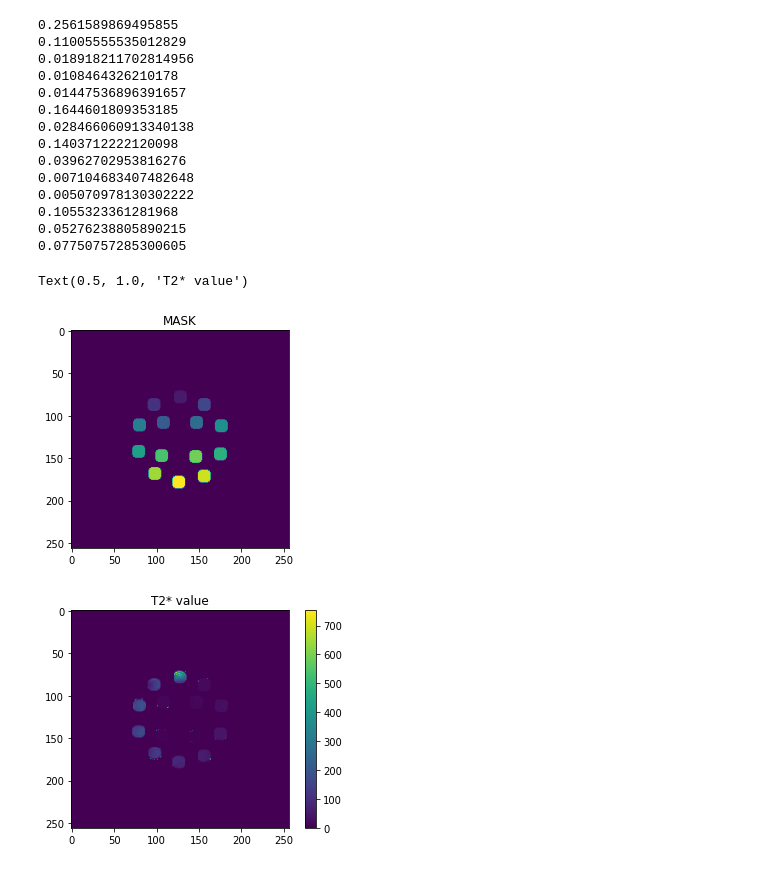
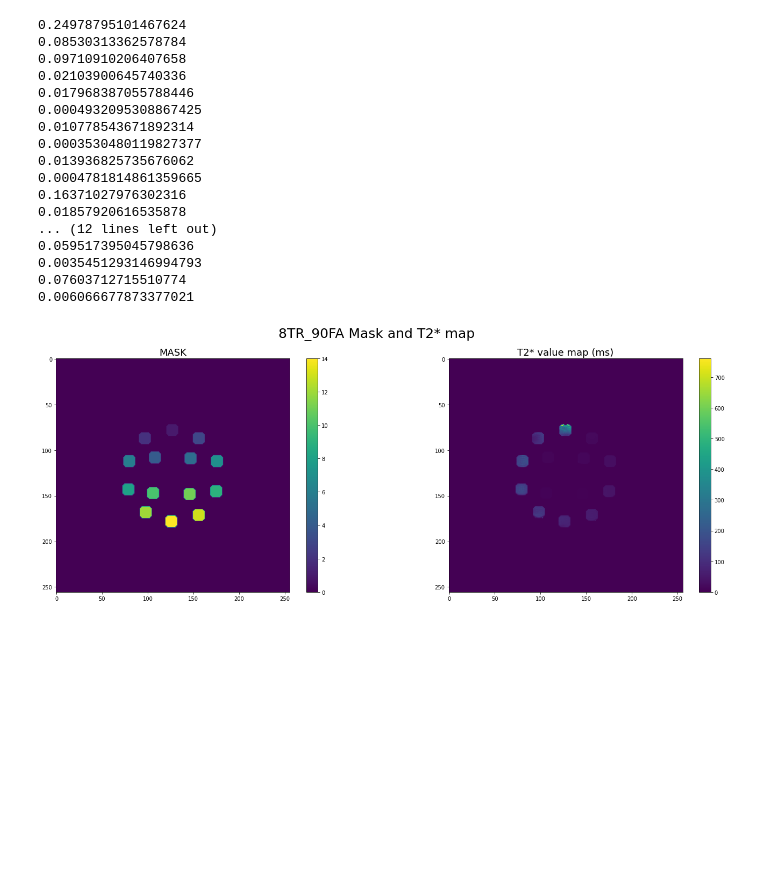
Before and after one commit to Yifei-Jin/Final_Year_Project, a Jupyter notebook: Code/Quadratic_Spoiling/GOLDstandardT2Star.ipynb, the cells around one changed output. Saved outputs shown, nothing was run; the diff lists cells and outputs as text; code cells hidden in the pictures; blank space fills up the shorter version.

```diff
--- a/Code/Quadratic_Spoiling/GOLDstandardT2Star.ipynb
+++ b/Code/Quadratic_Spoiling/GOLDstandardT2Star.ipynb
@@ -136,4 +81,0 @@ array([[  1.        ,   1.        ,   1.        , ...,   1.        ,
-# %%
-for i in range (0,1):
-    plt.figure(i+1)
-    plt.imshow(GOLDSTD_DATA[i,:,:],cmap='gray')
@@ -144,4 +82,5 @@ image = GOLDSTD_DATA[0,:,:]
 # %%
+image = GOLDSTD_DATA[2,:,:]
 hist, bin_edges = np.histogram(image)
 barw = bin_edges[1]-bin_edges[0] # Should be the same for all bins.
 plt.bar(bin_edges[:-1], hist, width=barw, align='edge')
@@ -283,0 +248,12 @@ plt.imshow(MASK, cmap='gray')
+# %%
+#R2* Fitting
+def func(t, A, R2Star):
+    return A * np.exp(-R2Star * t)
+        #fitted coefficient stored in popt:[A R2*] --> T2* = 1/R2*
+R2StarImage = np.asarray([], dtype = float)
+for x in range (0,256):
+    for y in range (0,256):
+        popt, pcov = curve_fit(func, TIME, GOLDSTD_DATA[:,x,y]*STANDARD_MASK[x,y])
+        PixelR2Star = popt[1]
+        R2StarImage = np.append(R2StarImage, PixelR2Star)
+R2StarImage = R2StarImage.reshape(256,256)
@@ -284,63 +268,70 @@ plt.imshow(MASK, cmap='gray')
 # %%
 T2SMAP = np.zeros((256,256))
 #Label the mask
-P_L = label(MASK)
-OneCircle = P_L
-plt.imshow(P_L)
+LABELMASK = label(MASK)
 
 for number in range (1,15):
     T2StarMeasured = np.asarray([], dtype = float)
 
     #Generate mask of one circle
     CircleMASK = np.zeros((256,256))
     for i in range (0,256):
         for j in range (0,256):
-            if(P_L[i,j]==number):
+            if(LABELMASK[i,j]==number):
                 CircleMASK[i,j] = 1
 
     #Only the R2* values of that circle remain
-    R2MAP1 = T2StarImage*CircleMASK
+    R2MAP1 = R2StarImage*CircleMASK
 
     for i in range (0,256):
         for j in range (0,256):
             if(R2MAP1[i,j] > 1):
                 T2StarMeasured = np.append(T2StarMeasured, 1/R2MAP1[i,j])
                 #store T2*value in the T2* Map
                 T2SMAP[i,j] = 1/R2MAP1[i,j]*1000 #ms
 
 
     #remove outliers and calcuate mean
     mean = np.mean(T2StarMeasured, axis=0)
     sd = np.std(T2StarMeasured, axis=0)
 
     final_list = [x for x in T2StarMeasured if (x > mean - 2 * sd)]
     final_list = [x for x in final_list if (x < mean + 2 * sd)]
+    # print("Phantom Circle "+str(number))
+    # print("Mean: "+ str(np.mean(final_list)))
+    # print("SD: "+ str(np.std(final_list)))
     print(np.mean(final_list))
+    print(np.std(final_list))
 
+T2Sfig = plt.figure(figsize=(24, 8))
+T2Sfig.add_subplot(121)
+plt.imshow(LABELMASK)
+plt.colorbar()
+plt.title("MASK", fontsize = 18)
 
-plt.figure(1)
-plt.imshow(P_L)
-plt.title("MASK")
-
-plt.figure(2)
+T2Sfig.add_subplot(122)
 plt.imshow(T2SMAP)
 plt.colorbar()
-plt.title("T2* value")
+plt.title("T2* value map (ms)", fontsize = 18)
+
+T2Sfig.suptitle(str(tr)+"TR_"+str(fa)+"FA Mask and T2* map", fontsize = 25)
+#plt.savefig("Figure/GOLDstandardT2Star/"+str(tr)+"TR_"+str(fa)+"FA_T2StarMAP.jpg")
 # %% [output]
-0.2561589869495855
-0.11005555535012829
-0.018918211702814956
-0.0108464326210178
-0.01447536896391657
-0.1644601809353185
-0.028466060913340138
-0.1403712222120098
-0.03962702953816276
-0.007104683407482648
-0.005070978130302222
-0.1055323361281968
-0.05276238805890215
-0.07750757285300605
+0.24978795101467624
+0.08530313362578784
+0.09710910206407658
+0.02103900645740336
+0.017968387055788446
+0.0004932095308867425
+0.010778543671892314
+0.0003530480119827377
+0.013936825735676062
+0.0004781814861359665
+0.16371027976302316
+0.01857920616535878
+... (12 lines left out)
+0.059517395045798636
+0.0035451293146994793
+0.07603712715510774
+0.006066677873377021
-Text(0.5, 1.0, 'T2* value')
-[figure, old version]
+[figure, new version]
-[figure, removed]
```
Also changed, not shown: parts of 23 cells of this notebook, 52 other files.
